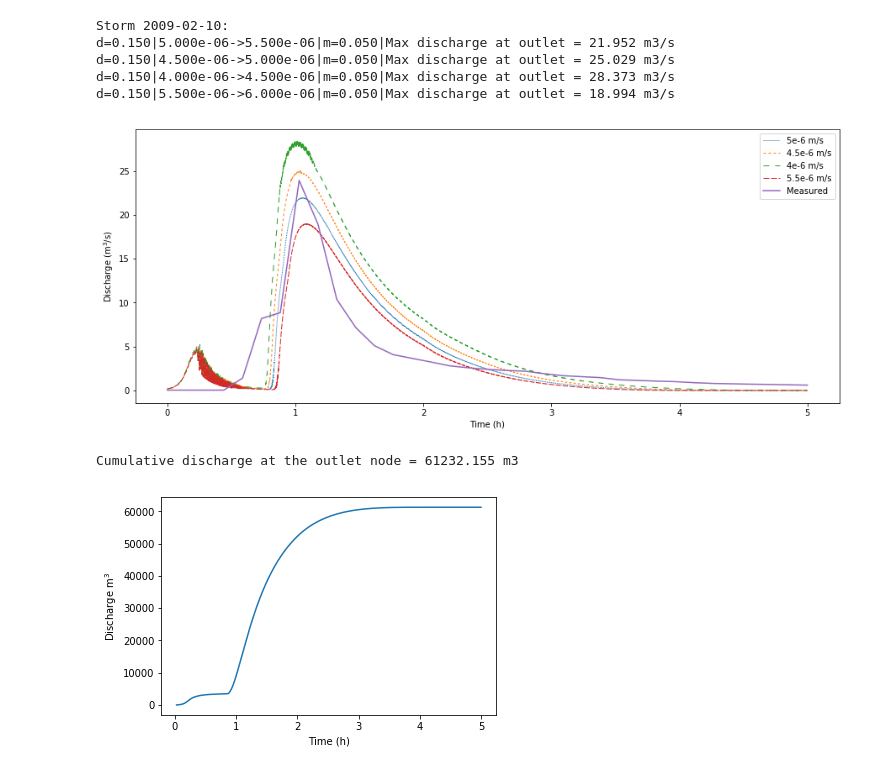
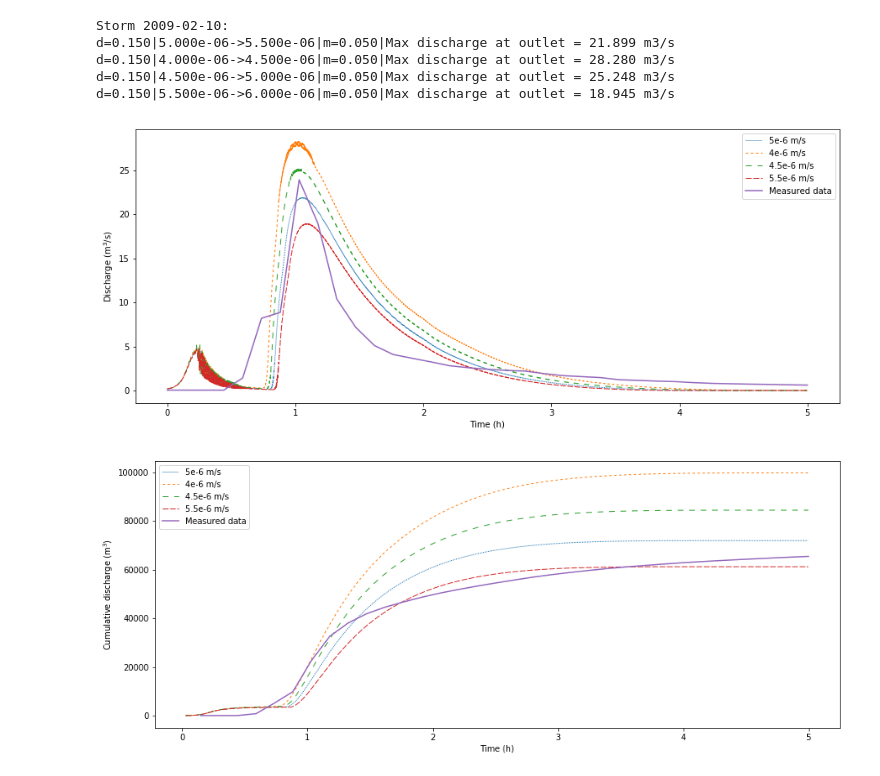
Before and after one commit to ismari92/LandlabSurfaceRunOffModel, a Jupyter notebook: calibration/InfiltrationAndStormCalibrationDemLoop.ipynb, the cells around one changed output. Drawn from its saved outputs; the diff is of its cells as text; code cells hidden in the pictures.

```diff
--- a/calibration/InfiltrationAndStormCalibrationDemLoop.ipynb
+++ b/calibration/InfiltrationAndStormCalibrationDemLoop.ipynb
@@ -110,7 +110,9 @@ ValueError: operands could not be broadcast together with shapes (35,) (34,)
 # %%
-# for i, storm_flag in enumerate(['1995-11-18','1997-03-11','2009-02-10','2010-12-08','2012-11-24']):
-for i, storm_flag in enumerate(['2009-02-10']):
-
+dicCumDist = {}
+storms = ['1995-11-18','1997-03-11','2009-02-10','2010-12-08','2012-11-24']
+storms = ['2009-02-10']
+for i, storm_flag in enumerate(storms):
+    dicCumDist[storm_flag] = {}
     print('\nStorm {}:'.format(storm_flag))
 
     if storm_flag == '1995-11-18':
@@ -146,15 +148,18 @@ for i, storm_flag in enumerate(['2009-02-10']):
     theLegend = []
 
     for soil_type in soilType:
+        dicCumDist[storm_flag][soil_type] = {}
 
         # for each hydraulic conductivity
         for m, hyd in enumerate(hydCondDict):
+            dicCumDist[storm_flag][soil_type][hyd] = {}
 
             min_h = hydCondDict[hyd][0]
             max_h = hydCondDict[hyd][1]
 
             # for each roughness value
             for key in roughnessDict:
+                dicCumDist[storm_flag][soil_type][hyd][key] = {}
                 mannings_n = roughnessDict[key][0]
 
                 rmg, hydraulic_conductivity, discharge_at_outlet, hydrograph_time, h, d = tools.runModel(
@@ -175,31 +180,50 @@ for i, storm_flag in enumerate(['2009-02-10']):
                 theLegend.append(hyd)
                 plt.plot(hydrograph_time, discharge_at_outlet, linewidth=1, dashes=dashList[m+1])
 
-        plt.plot(cc,dd[0])
+                # Cumulative discharge lists
+                dicCumDist[storm_flag][soil_type][hyd][key]['time'] = hydrograph_time
+                dicCumDist[storm_flag][soil_type][hyd][key]['discharge'] = discharge_at_outlet
+
+        plt.plot(measured_time,measured_discharge[0])
         theLegend.append(ln)
 
         plt.legend(theLegend)
         plt.xlabel('Time (h)')
         plt.ylabel('Discharge (m$^3$/s)')
-            # plt.savefig('hydrograph.png', dpi=300)
+#         plt.savefig('hydrograph.png', dpi=300)
 # %% [output]
 Storm 2009-02-10:
-d=0.150|5.000e-06->5.500e-06|m=0.050|Max discharge at outlet = 21.952 m3/s
-d=0.150|4.500e-06->5.000e-06|m=0.050|Max discharge at outlet = 25.029 m3/s
-d=0.150|4.000e-06->4.500e-06|m=0.050|Max discharge at outlet = 28.373 m3/s
-d=0.150|5.500e-06->6.000e-06|m=0.050|Max discharge at outlet = 18.994 m3/s
+d=0.150|5.000e-06->5.500e-06|m=0.050|Max discharge at outlet = 21.899 m3/s
+d=0.150|4.000e-06->4.500e-06|m=0.050|Max discharge at outlet = 28.280 m3/s
+d=0.150|4.500e-06->5.000e-06|m=0.050|Max discharge at outlet = 25.248 m3/s
+d=0.150|5.500e-06->6.000e-06|m=0.050|Max discharge at outlet = 18.945 m3/s
-[figure, old version]
+[figure, new version]
 # %%
 # Cumulative water flow at outlet node
+for i, storm_flag in enumerate(storms):
 
-tot_volume_mid = np.cumsum(np.array(discharge_at_outlet)[1:]*np.diff(np.array(hydrograph_time)))*3600.
+    plt.figure(i+1,figsize = (15,6))
+    theLegend = []
 
-plt.plot(hydrograph_time[1:], tot_volume_mid)
-# plt.title('Cumulative water flow')
-plt.ylabel('Discharge m$^3$')
-plt.xlabel('Time (h)')
-print('Cumulative discharge at the outlet node = {:.3f} m3'.format(sum(np.abs(discharge_at_outlet)[1:]*np.diff(np.array(hydrograph_time))*3600.)))
-# plt.savefig('cumWaterFlow.png', dpi=300)
+    for soil_type in soilType:
+        for m, hyd in enumerate(hydCondDict):
+            for key in roughnessDict:
+                htime = dicCumDist[storm_flag][soil_type][hyd][key]['time']
+                discharge = dicCumDist[storm_flag][soil_type][hyd][key]['discharge']
+
+                tot_volume_mid = np.cumsum(np.array(discharge)[1:]*np.diff(np.array(htime)))*3600.
+
+                theLegend.append(hyd)
+                plt.plot(htime[1:], tot_volume_mid, linewidth=1, dashes=dashList[m+1])
+                # plt.title('Cumulative water flow')
+
+        plt.plot(measured_time[1:],measured_cum)
+        theLegend.append(ln)
+
+        plt.ylabel('Cumulative discharge (m$^3$)')
+        plt.xlabel('Time (h)')
+        plt.legend(theLegend)
+    # print('Cumulative discharge at the outlet node = {:.3f} m3'.format(sum(np.abs(discharge_at_outlet)[1:]*np.diff(np.array(hydrograph_time))*3600.)))
+        plt.savefig('cumWaterFlow.png', dpi=300)
 # %% [output]
-Cumulative discharge at the outlet node = 61232.155 m3
-[figure, old version]
+[figure, new version]
```
Also changed, not shown: parts of 1 cell of this notebook, 5 other files.
